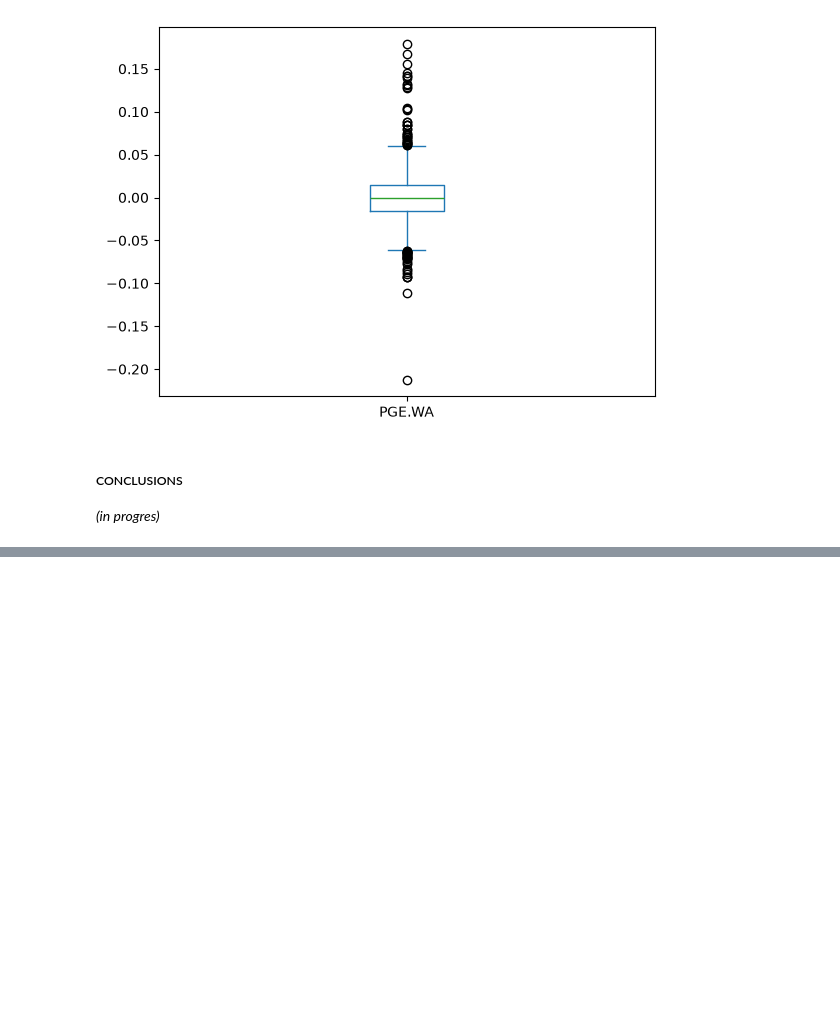
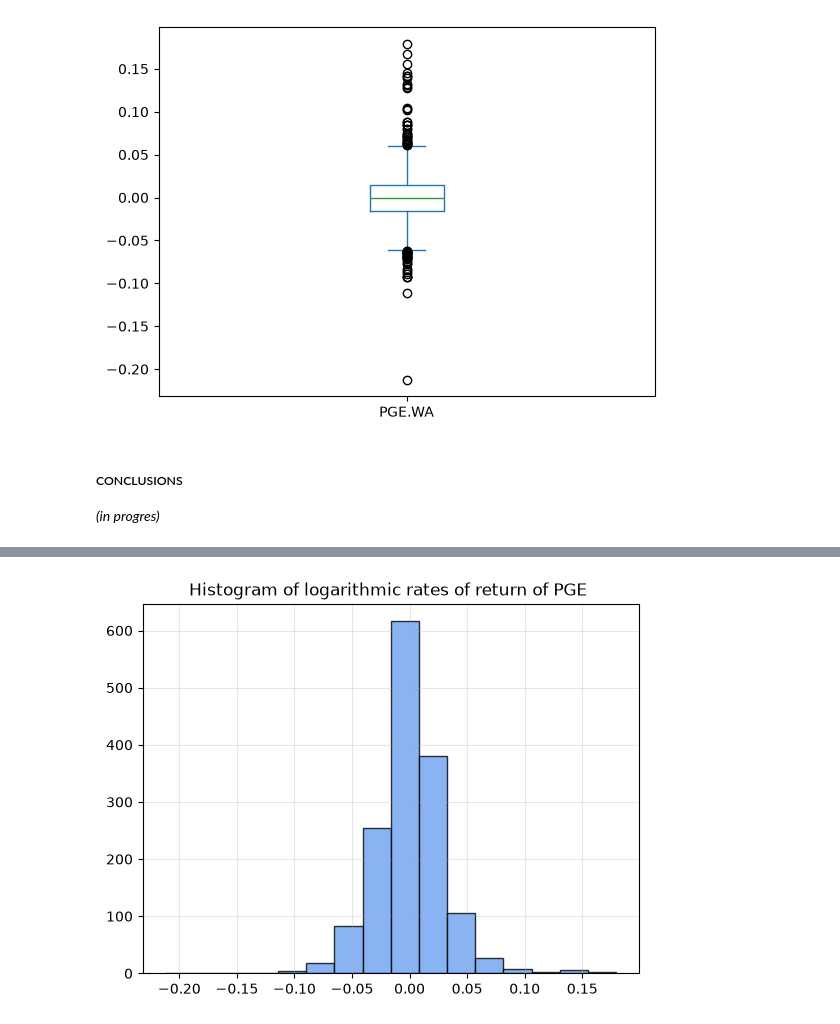
Before and after one commit to studzinskimilosz/mathematical-and-statistical-analysis, a Jupyter notebook: notebook/notebook.ipynb, the cells around one changed output, grey strips where cells are left out. Saved outputs shown, nothing was run; the diff lists cells and outputs as text; code cells hidden in the pictures; blank space fills up the shorter version.

Commit message:
feat: start data distribution section, create frequancy table and histogram

```diff
--- a/notebook/notebook.ipynb
+++ b/notebook/notebook.ipynb
@@ -109,0 +142,17 @@ log_returns.plot.box()
+# %%
+plt.hist(
+    log_returns,
+    bins = 16,
+    alpha = 0.8,
+    edgecolor = 'black',
+    color = '#6CA0EF',
+)
+
+plt.grid(
+    alpha = 0.3
+)
+
+plt.title('Histogram of logarithmic rates of return of PGE ')
+plt.show()
+# %% [output]
+[figure, added]
```
Also changed, not shown: parts of 4 cells of this notebook.
